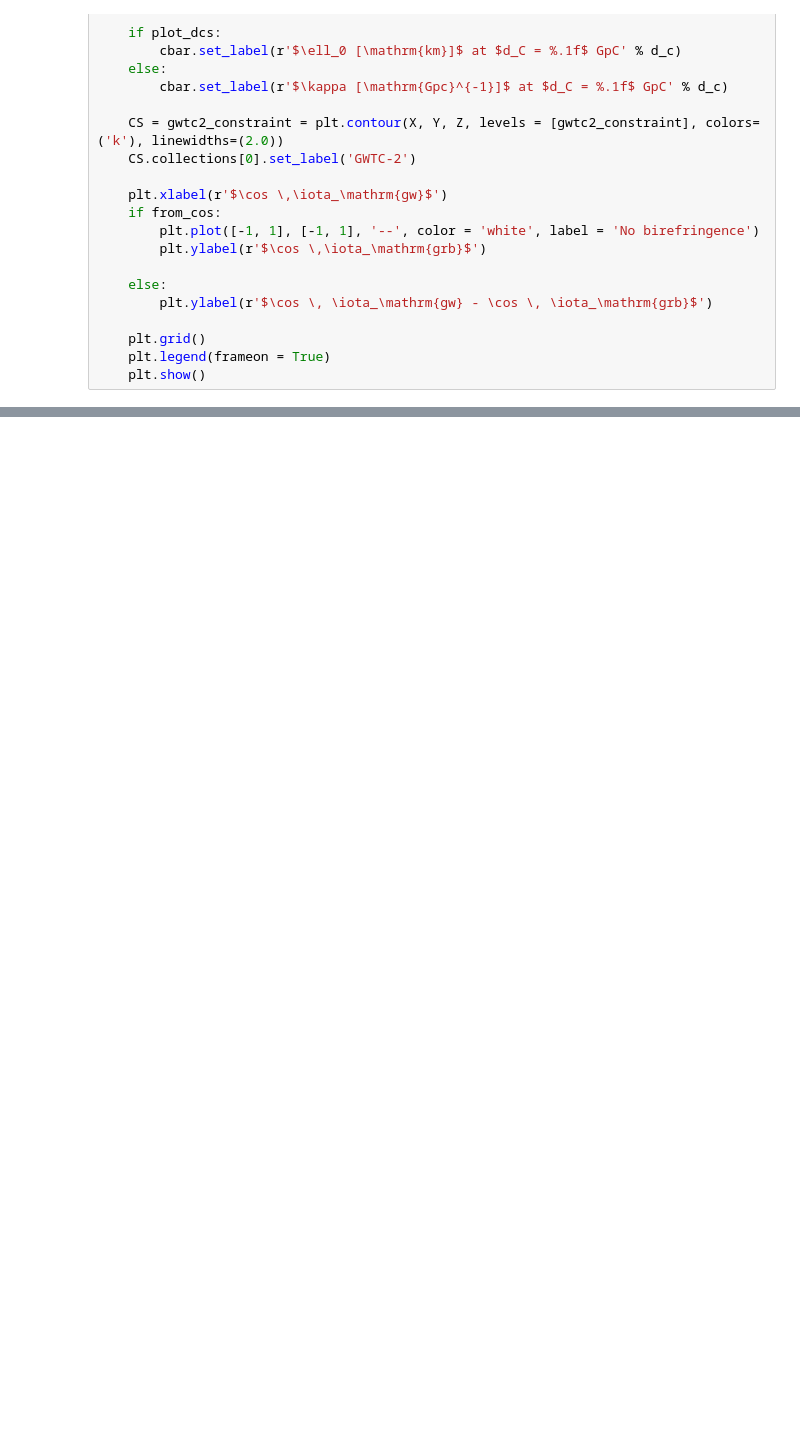
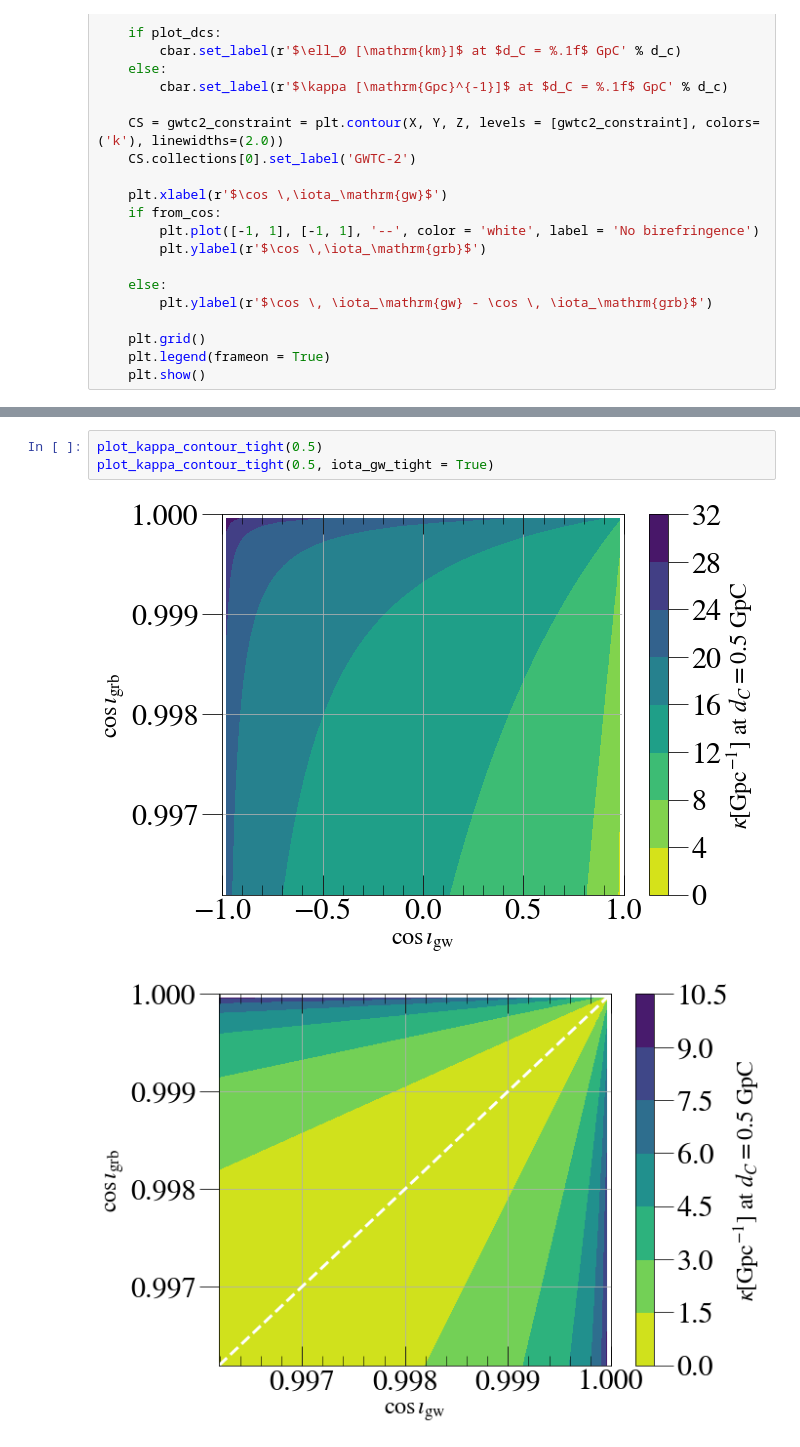
Before and after one commit to mariaokounkova/Parity_GW_GRB, a Jupyter notebook: Parity_GW_GRB.ipynb, the cells around one changed output, grey strips where cells are left out. Cells and saved outputs as stored; diff of their text form; blank space fills up the shorter version.

```diff
--- a/Parity_GW_GRB.ipynb
+++ b/Parity_GW_GRB.ipynb
@@ -127,0 +175,6 @@ plot_kappa_contour(1.0, from_cos = False)
+# %%
+plot_kappa_contour_tight(0.5)
+plot_kappa_contour_tight(0.5, iota_gw_tight = True)
+# %% [output]
+[figure, added]
+[figure, added]
```
Also changed, not shown: parts of 6 cells of this notebook.
